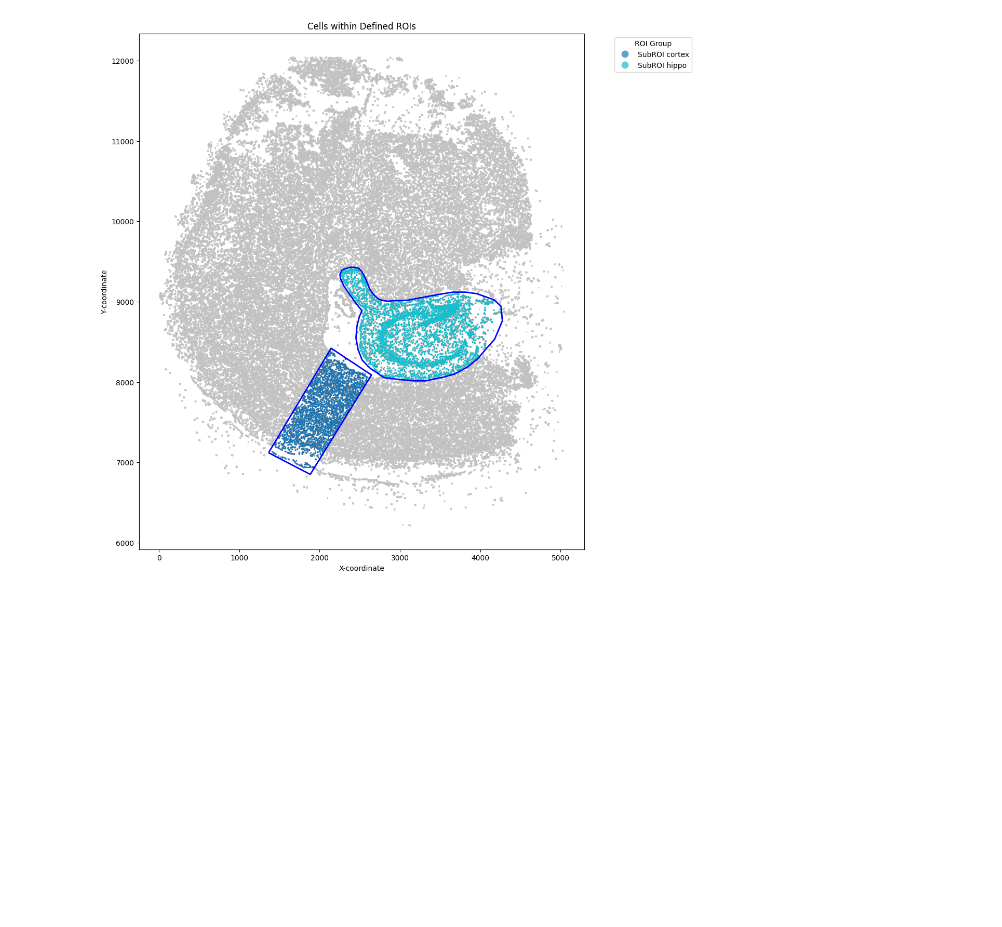
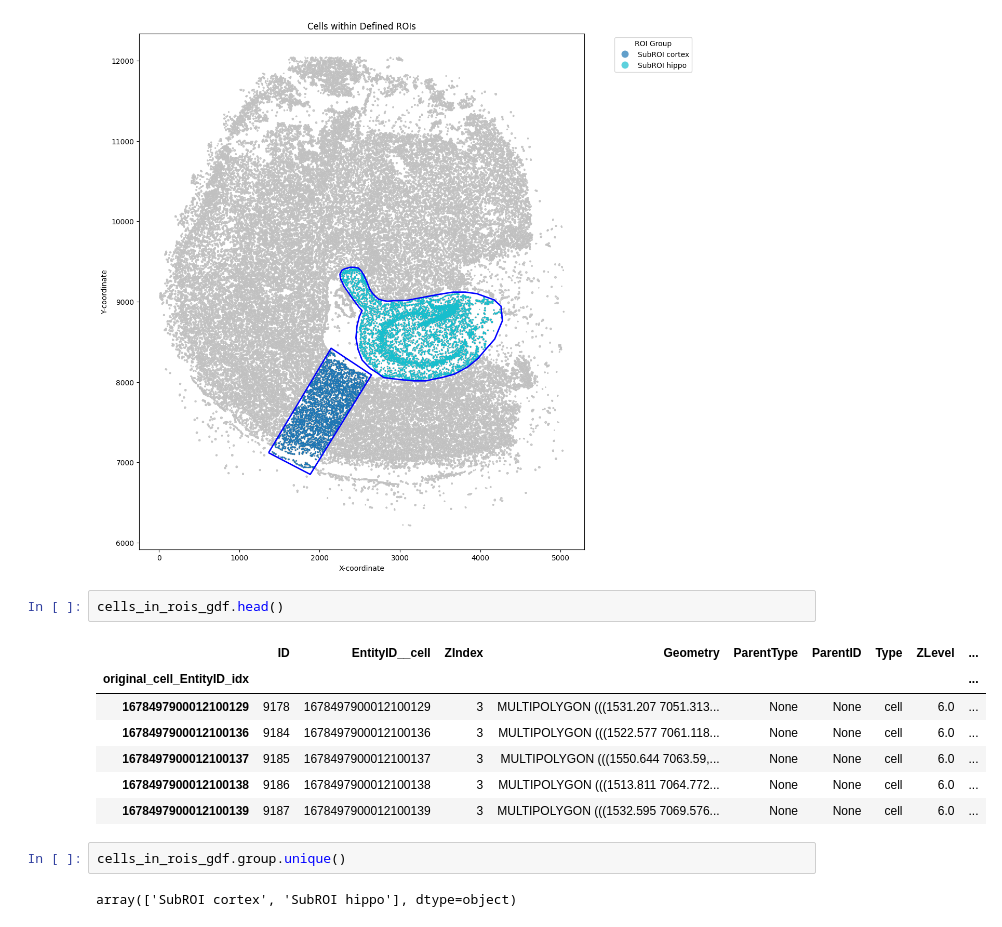
Before and after one commit to michal7kw/SPATIAL_data, a Jupyter notebook: p30/region_R3_analysis.ipynb, the cells around one changed output. Drawn from its saved outputs; the diff is of its cells as text; blank space fills up the shorter version.

```diff
--- a/p30/region_R3_analysis.ipynb
+++ b/p30/region_R3_analysis.ipynb
@@ -363,3 +363,17 @@ Plotting selected cells and ROIs...
 See: https://matplotlib.org/stable/tutorials/intermediate/legend_guide.html#implementing-a-custom-legend-handler
   handles, labels = ax.get_legend_handles_labels()
 [figure]
+# %%
+cells_in_rois_gdf.head()
+# %% [output]
+|  | ID | EntityID__cell | ZIndex | Geometry | ParentType | ParentID | Type | ZLevel | ... |
+| original_cell_EntityID_idx |  |  |  |  |  |  |  |  | ... |
+| 1678497900012100129 | 9178 | 1678497900012100129 | 3 | MULTIPOLYGON (((1531.207 7051.313... | None | None | cell | 6.0 | ... |
+| 1678497900012100136 | 9184 | 1678497900012100136 | 3 | MULTIPOLYGON (((1522.577 7061.118... | None | None | cell | 6.0 | ... |
+| 1678497900012100137 | 9185 | 1678497900012100137 | 3 | MULTIPOLYGON (((1550.644 7063.59,... | None | None | cell | 6.0 | ... |
+| 1678497900012100138 | 9186 | 1678497900012100138 | 3 | MULTIPOLYGON (((1513.811 7064.772... | None | None | cell | 6.0 | ... |
+| 1678497900012100139 | 9187 | 1678497900012100139 | 3 | MULTIPOLYGON (((1532.595 7069.576... | None | None | cell | 6.0 | ... |
+# %%
+cells_in_rois_gdf.group.unique()
+# %% [output]
+array(['SubROI cortex', 'SubROI hippo'], dtype=object)
```
Also changed, not shown: 8 other files.
